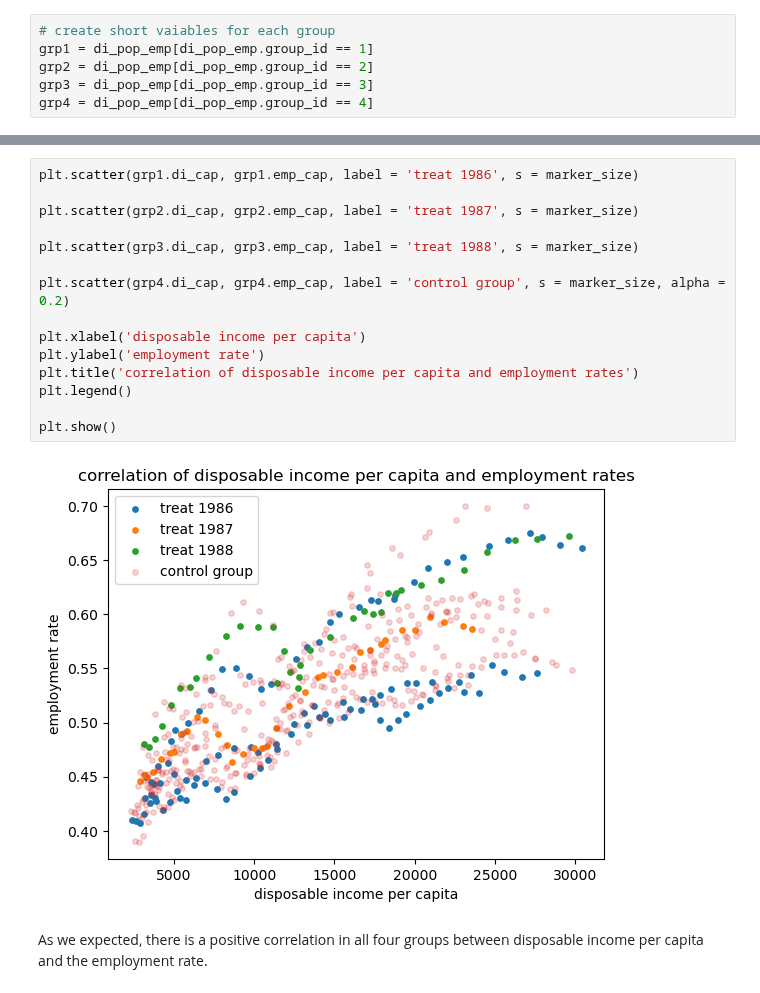
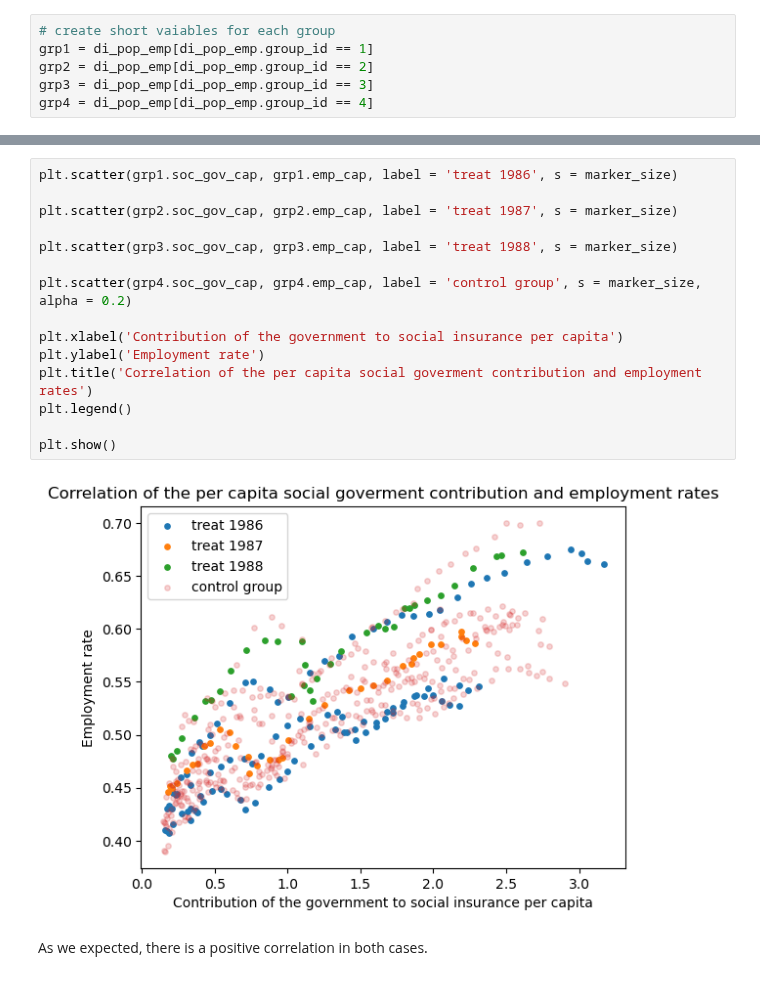
Before and after one commit to NumEconCopenhagen/projects-2024-josh-joshua-and-lyonell, a Jupyter notebook: Dataproject_Joshua/dataproject.ipynb, the cells around one changed output, grey strips where cells are left out. Drawn from its saved outputs; the diff is of its cells as text.

```diff
--- a/Dataproject_Joshua/dataproject.ipynb
+++ b/Dataproject_Joshua/dataproject.ipynb
@@ -597,19 +605,19 @@ Finally, we plot the correlation between the disposable income per capita and th
 # %%
-plt.scatter(grp1.di_cap, grp1.emp_cap, label = 'treat 1986', s = marker_size)
+plt.scatter(grp1.soc_gov_cap, grp1.emp_cap, label = 'treat 1986', s = marker_size)
 
-plt.scatter(grp2.di_cap, grp2.emp_cap, label = 'treat 1987', s = marker_size)
+plt.scatter(grp2.soc_gov_cap, grp2.emp_cap, label = 'treat 1987', s = marker_size)
 
-plt.scatter(grp3.di_cap, grp3.emp_cap, label = 'treat 1988', s = marker_size)
+plt.scatter(grp3.soc_gov_cap, grp3.emp_cap, label = 'treat 1988', s = marker_size)
 
-plt.scatter(grp4.di_cap, grp4.emp_cap, label = 'control group', s = marker_size, alpha = 0.2)
+plt.scatter(grp4.soc_gov_cap, grp4.emp_cap, label = 'control group', s = marker_size, alpha = 0.2)
 
-plt.xlabel('disposable income per capita')
-plt.ylabel('employment rate')
-plt.title('correlation of disposable income per capita and employment rates')
+plt.xlabel('Contribution of the government to social insurance per capita')
+plt.ylabel('Employment rate')
+plt.title('Correlation of the per capita social goverment contribution and employment rates')
 plt.legend()
 
 plt.show()
 # %% [output]
-[figure, old version]
+[figure, new version]
 # %% [markdown]
-As we expected, there is a positive correlation in all four groups between disposable income per capita and the employment rate.
+As we expected, there is a positive correlation in both cases.
```
Also changed, not shown: parts of 26 cells of this notebook, 4 other files.
